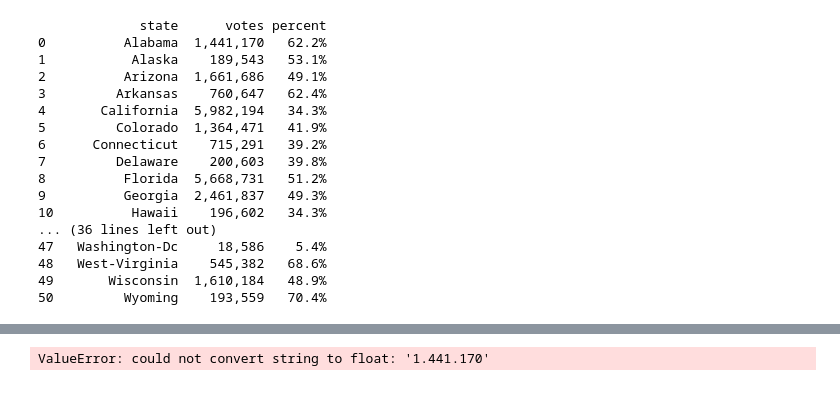
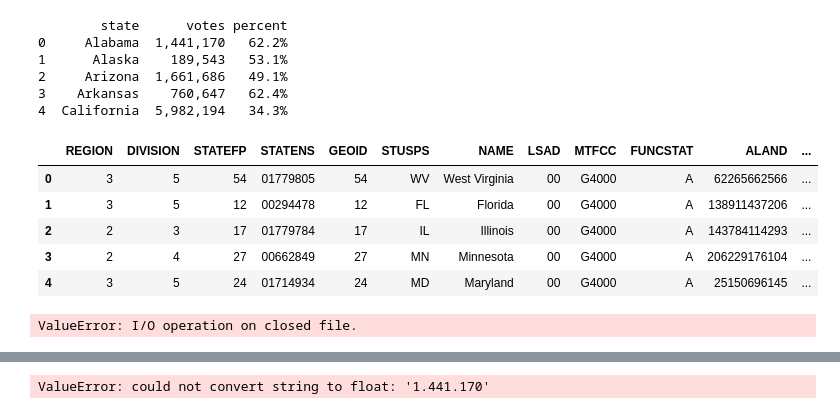
Before and after one commit to Mozes721/US_Elections, a Jupyter notebook: Us_election Graph.ipynb, the cells around one changed output, grey strips where cells are left out. Cells and saved outputs as stored; diff of their text form; code cells hidden in the pictures.

```diff
--- a/Us_election Graph.ipynb
+++ b/Us_election Graph.ipynb
@@ -6,34 +23,30 @@ import matplotlib.colors as pltc
 # %%
-trump_excel = pd.read_excel("/home/mozes721/Desktop/US_Elections/trump.xlsx")
-biden_excel =pd.read_excel("/home/mozes721/Desktop/US_Elections/biden.xlsx")
+trump_csv =pd.read_csv("/home/mozes721/Desktop/US_Elections/trump_results.csv")
+biden_csv =pd.read_csv("/home/mozes721/Desktop/US_Elections/biden_results.csv")
 #change the vote row
 
+trumpcsv_adjusted = trump_csv.drop('Unnamed: 0', axis=1)
 
-# trumpcsv_adjusted = trumpcsv.drop('Unnamed: 0', axis=1)
-# # trumpcsv_adjusted.apply(lambda x: x.replace(',', '.') for x in trumpcsv[''])
-# print(trumpcsv_adjusted)
-
-# bidencsv_adjusted = bidencsv.drop('Unnamed: 0', axis=1)
-trump_excel = trump_excel.loc[:, ~trump_excel.columns.str.contains('Unnamed')]
-biden_excel = biden_excel.loc[:, ~biden_excel.columns.str.contains('Unnamed')]
+bidencsv_adjusted = biden_csv.drop('Unnamed: 0', axis=1)
 
 
-print(trump_excel)
+
+head = trumpcsv_adjusted.head()
+print(head)
 # %% [output]
-             state      votes percent
-0          Alabama  1,441,170   62.2%
-1           Alaska    189,543   53.1%
-2          Arizona  1,661,686   49.1%
-3         Arkansas    760,647   62.4%
-4       California  5,982,194   34.3%
-5         Colorado  1,364,471   41.9%
-6      Connecticut    715,291   39.2%
-7         Delaware    200,603   39.8%
-8          Florida  5,668,731   51.2%
-9          Georgia  2,461,837   49.3%
-10          Hawaii    196,602   34.3%
-... (36 lines left out)
-47   Washington-Dc     18,586    5.4%
-48   West-Virginia    545,382   68.6%
-49       Wisconsin  1,610,184   48.9%
-50         Wyoming    193,559   70.4%
+        state      votes percent
+0     Alabama  1,441,170   62.2%
+1      Alaska    189,543   53.1%
+2     Arizona  1,661,686   49.1%
+3    Arkansas    760,647   62.4%
+4  California  5,982,194   34.3%
+# %%
+states_data = gpd.read_file('us_states/tl_2017_us_state.shp')
+states_data.head()
+# %% [output]
+|  | REGION | DIVISION | STATEFP | STATENS | GEOID | STUSPS | NAME | LSAD | MTFCC | FUNCSTAT | ALAND | ... |
+| 0 | 3 | 5 | 54 | 01779805 | 54 | WV | West Virginia | 00 | G4000 | A | 62265662566 | ... |
+| 1 | 3 | 5 | 12 | 00294478 | 12 | FL | Florida | 00 | G4000 | A | 138911437206 | ... |
+| 2 | 2 | 3 | 17 | 01779784 | 17 | IL | Illinois | 00 | G4000 | A | 143784114293 | ... |
+| 3 | 2 | 4 | 27 | 00662849 | 27 | MN | Minnesota | 00 | G4000 | A | 206229176104 | ... |
+| 4 | 3 | 5 | 24 | 01714934 | 24 | MD | Maryland | 00 | G4000 | A | 25150696145 | ... |
@@ -39,0 +76,13 @@ print(trump_excel)
+# %%
+fig = px.choropleth(trump_update_csv,  # Input Pandas DataFrame
+                    locations="state",  # DataFrame column with locations
+                    color="value",  # DataFrame column with color values
+                    hover_name="state", # DataFrame column hover info
+                    locationmode = 'USA-states') # Set to plot as US States
+fig.update_layout(
+    title_text = 'State Rankings', # Create a Title
+    geo_scope='usa',  # Plot only the USA instead of globe
+)
+fig.show()
+# %% [output]
+ValueError: I/O operation on closed file.
```
Also changed, not shown: parts of 7 cells of this notebook, 14 other files.
